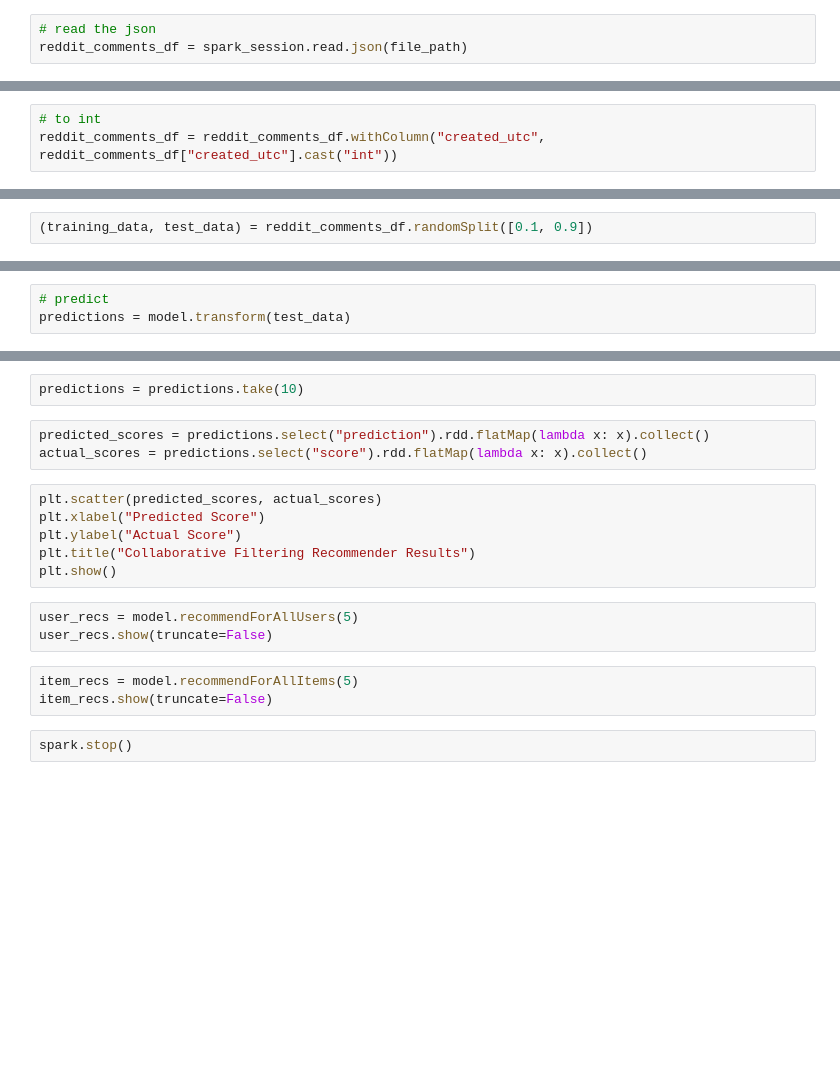
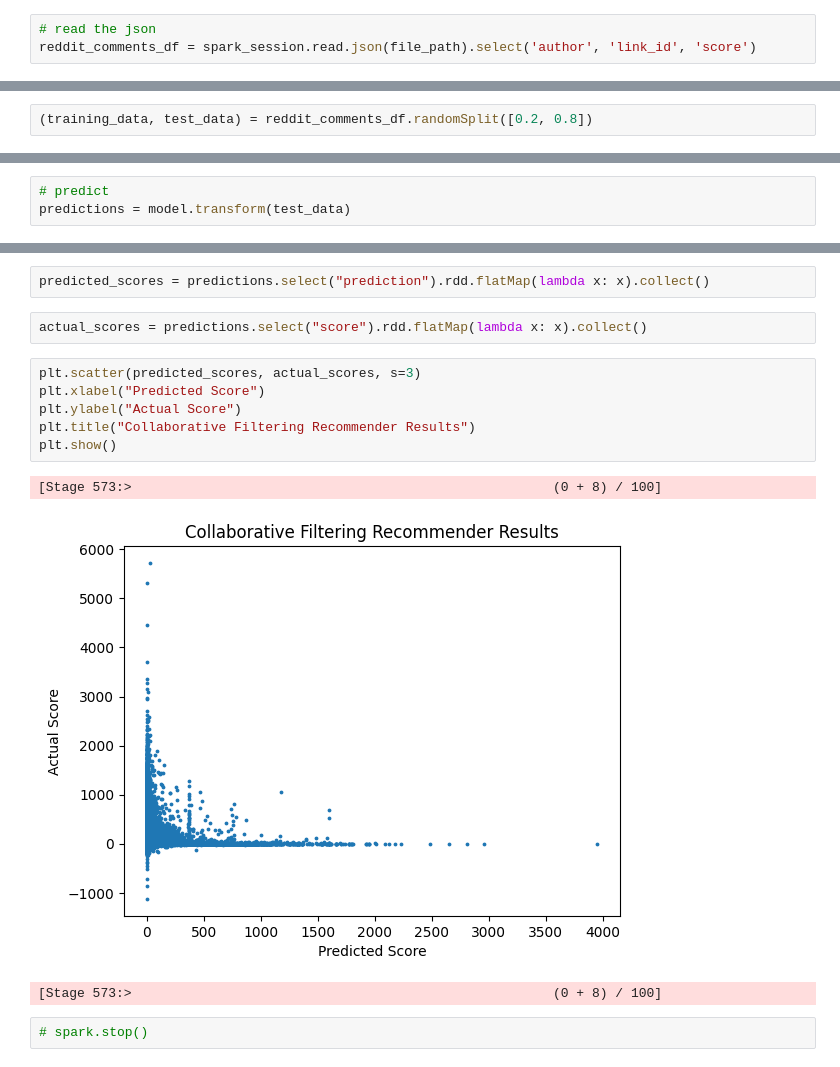
Before and after one commit to JohanRensfeldt/Group11_Project, a Jupyter notebook: simple_recommend_system_using_pyspark.ipynb, the cells around one changed output, grey strips where cells are left out. Drawn from its saved outputs; the diff is of its cells as text; blank space fills up the shorter version.

```diff
--- a/simple_recommend_system_using_pyspark.ipynb
+++ b/simple_recommend_system_using_pyspark.ipynb
@@ -47,6 +48,6 @@ To adjust logging level use sc.setLogLevel(newLevel). For SparkR, use setLogLeve
 # %%
 # read the json
-reddit_comments_df = spark_session.read.json(file_path)
+reddit_comments_df = spark_session.read.json(file_path).select('author', 'link_id', 'score')
 # %%
 author_indexer = StringIndexer(inputCol="author", outputCol="user_id")
 reddit_comments_df = author_indexer.fit(reddit_comments_df).transform(reddit_comments_df)
@@ -55,3 +53,0 @@ reddit_comments_df = link_indexer.fit(reddit_comments_df).transform(reddit_comme
-# %%
-# to int
-reddit_comments_df = reddit_comments_df.withColumn("created_utc", reddit_comments_df["created_utc"].cast("int"))
@@ -58,5 +57,5 @@ reddit_comments_df = reddit_comments_df.withColumn("created_utc", reddit_comment
 # %%
-(training_data, test_data) = reddit_comments_df.randomSplit([0.1, 0.9])
+(training_data, test_data) = reddit_comments_df.randomSplit([0.2, 0.8])
 # %%
 # ALS model
 als = ALS(userCol="user_id", itemCol="item_id", ratingCol="score", nonnegative=True, implicitPrefs=False, coldStartStrategy="drop")
@@ -93,19 +73,16 @@ print("Root-mean-square error = " + str(rmse))
-# %%
-predictions = predictions.take(10)
 # %%
 predicted_scores = predictions.select("prediction").rdd.flatMap(lambda x: x).collect()
-actual_scores = predictions.select("score").rdd.flatMap(lambda x: x).collect()
+# %%
+actual_scores = predictions.select("score").rdd.flatMap(lambda x: x).collect()
 # %%
-plt.scatter(predicted_scores, actual_scores)
+plt.scatter(predicted_scores, actual_scores, s=3)
 plt.xlabel("Predicted Score")
 plt.ylabel("Actual Score")
 plt.title("Collaborative Filtering Recommender Results")
 plt.show()
+# %% [output]
+[Stage 573:>                                                      (0 + 8) / 100]
+[figure, added]
+[Stage 573:>                                                      (0 + 8) / 100]
-# %%
-user_recs = model.recommendForAllUsers(5)
-user_recs.show(truncate=False)
-# %%
-item_recs = model.recommendForAllItems(5)
-item_recs.show(truncate=False)
-# %%
-spark.stop()
+# %%
+# spark.stop()
```
Also changed, not shown: parts of 5 cells of this notebook.
